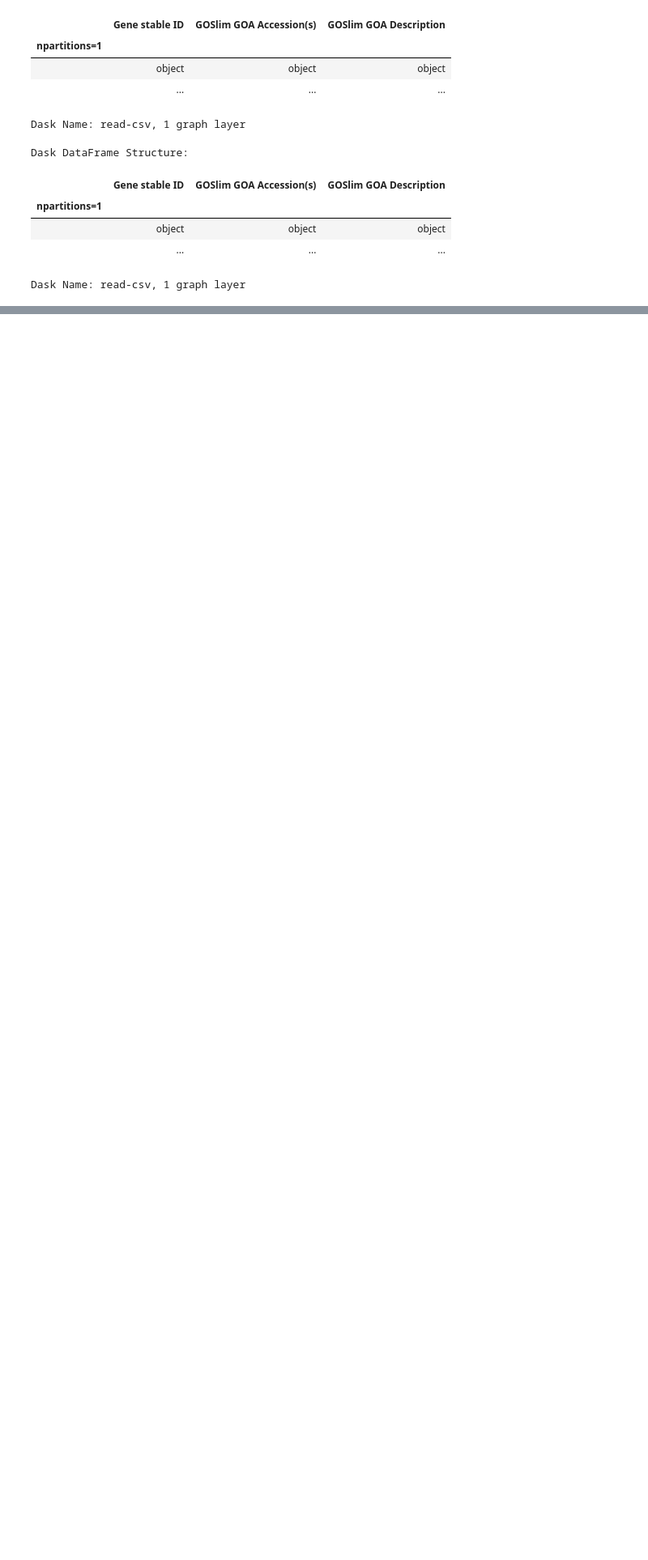
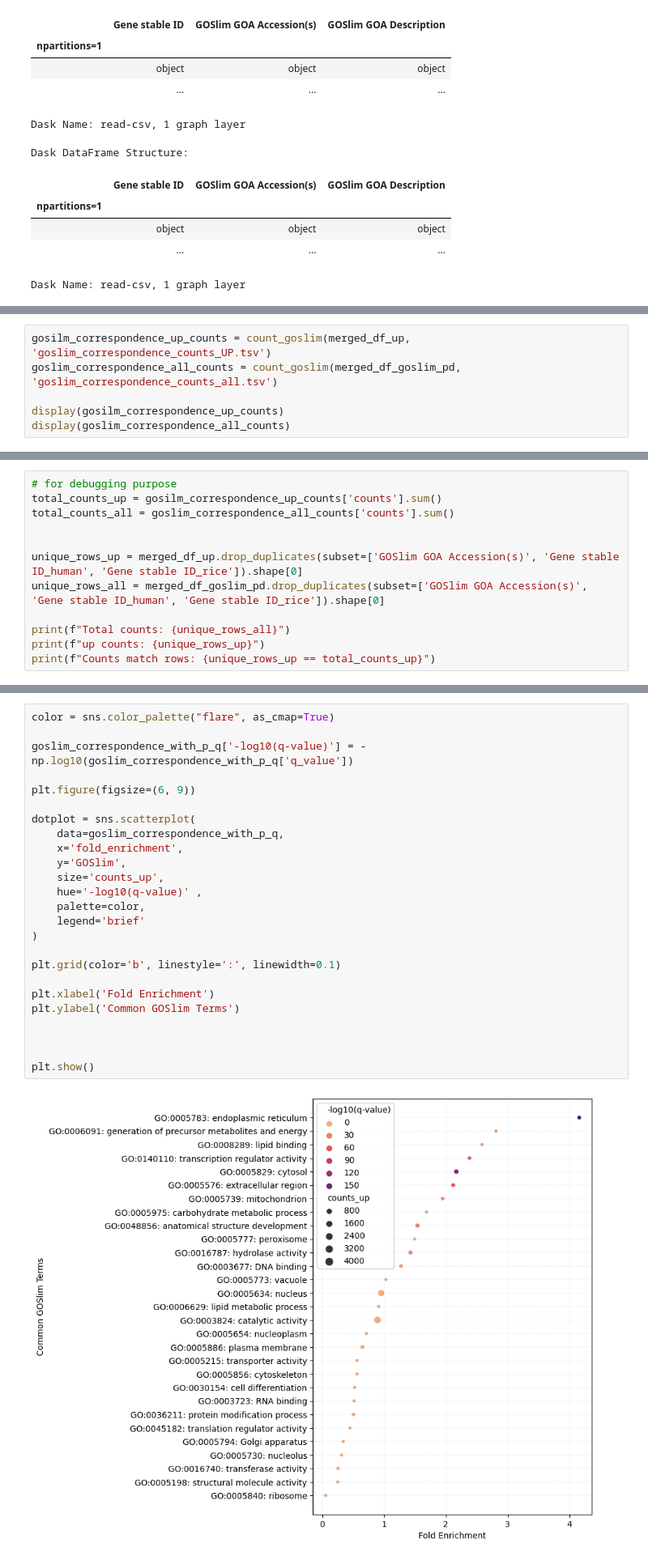
Before and after one commit to yonezawa-sora/pycircos_comaparative_species, a Jupyter notebook: data_preprocessing/GOSlim_combined_all.ipynb, the cells around one changed output, grey strips where cells are left out. Shown: that part at 81% size. Drawn from its saved outputs; the diff is of its cells as text; blank space fills up the shorter version.

Commit message:
goslim correspondence enrichment

```diff
--- a/data_preprocessing/GOSlim_combined_all.ipynb
+++ b/data_preprocessing/GOSlim_combined_all.ipynb
@@ -60,0 +114,6 @@ display(merged_df_goslim_pd)
+# %%
+gosilm_correspondence_up_counts = count_goslim(merged_df_up, 'goslim_correspondence_counts_UP.tsv')
+goslim_correspondence_all_counts = count_goslim(merged_df_goslim_pd, 'goslim_correspondence_counts_all.tsv')
+
+display(gosilm_correspondence_up_counts)
+display(goslim_correspondence_all_counts)
@@ -60,0 +155,12 @@ display(merged_df_goslim_pd)
+# %%
+# for debugging purpose
+total_counts_up = gosilm_correspondence_up_counts['counts'].sum()
+total_counts_all = goslim_correspondence_all_counts['counts'].sum()
+
+
+unique_rows_up = merged_df_up.drop_duplicates(subset=['GOSlim GOA Accession(s)', 'Gene stable ID_human', 'Gene stable ID_rice']).shape[0]
+unique_rows_all = merged_df_goslim_pd.drop_duplicates(subset=['GOSlim GOA Accession(s)', 'Gene stable ID_human', 'Gene stable ID_rice']).shape[0]
+
+print(f"Total counts: {unique_rows_all}")
+print(f"up counts: {unique_rows_up}")
+print(f"Counts match rows: {unique_rows_up == total_counts_up}")
@@ -60,0 +294,27 @@ display(merged_df_goslim_pd)
+# %%
+color = sns.color_palette("flare", as_cmap=True)
+
+goslim_correspondence_with_p_q['-log10(q-value)'] = -np.log10(goslim_correspondence_with_p_q['q_value'])
+
+plt.figure(figsize=(6, 9))
+
+dotplot = sns.scatterplot(
+    data=goslim_correspondence_with_p_q,
+    x='fold_enrichment',
+    y='GOSlim',
+    size='counts_up',
+    hue='-log10(q-value)' ,
+    palette=color,
+    legend='brief'
+)
+
+plt.grid(color='b', linestyle=':', linewidth=0.1)
+
+plt.xlabel('Fold Enrichment')
+plt.ylabel('Common GOSlim Terms')
+
+
+
+plt.show()
+# %% [output]
+[figure, added]
```
Also changed, not shown: parts of 10 cells of this notebook, 6 other files.
